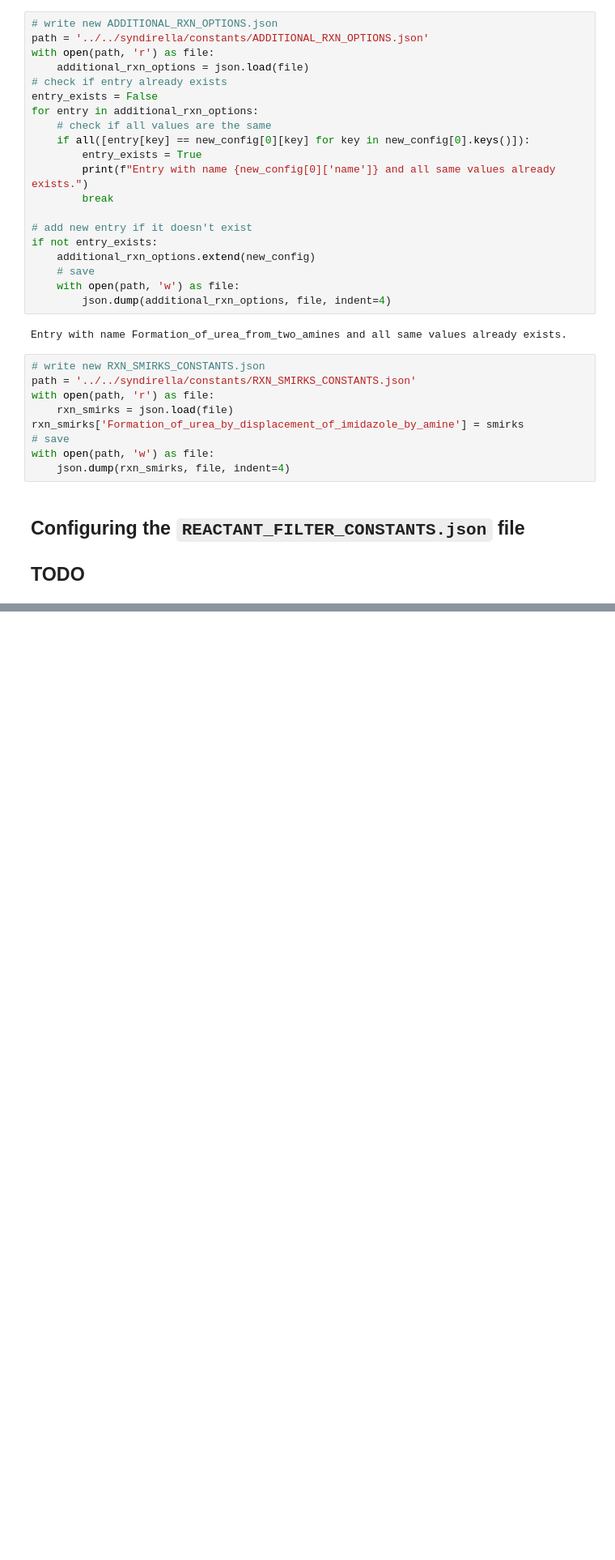
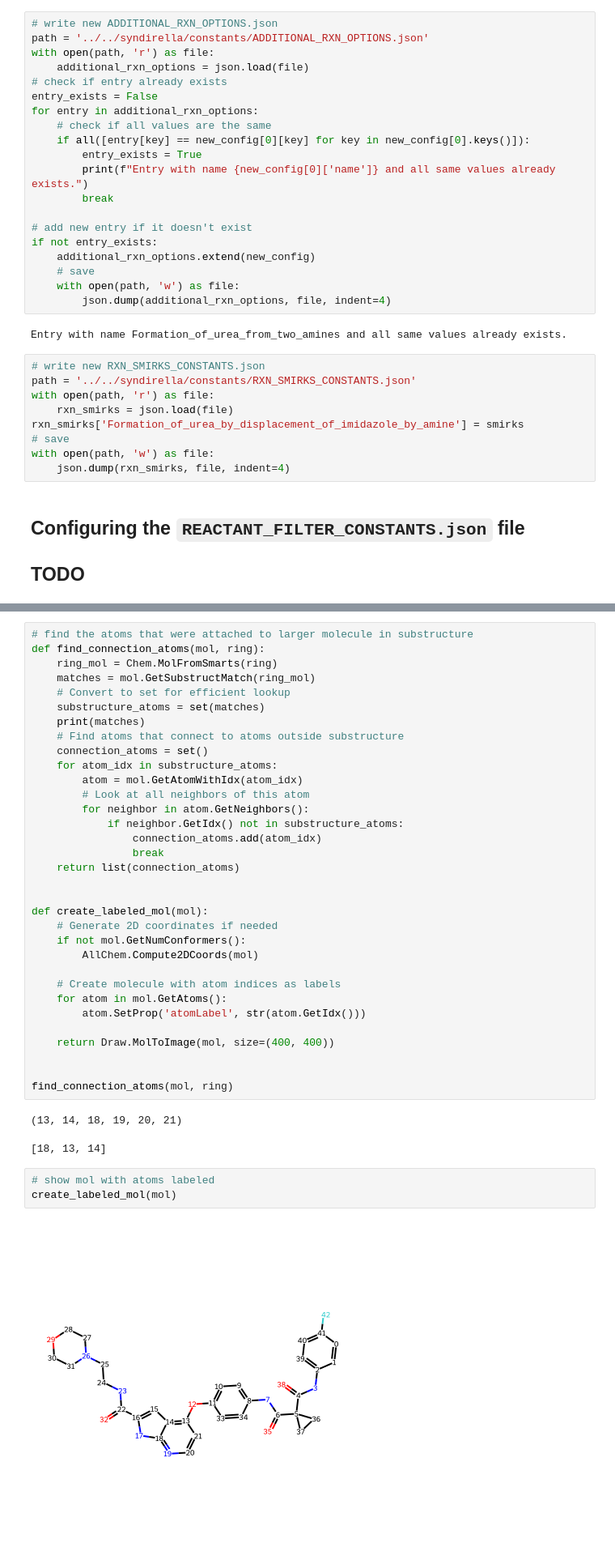
Before and after one commit to kate-fie/syndirella, a Jupyter notebook: examples/fairydust/configure_fairydust.ipynb, the cells around one changed output, grey strips where cells are left out. Shown: that part at 81% size. Drawn from its saved outputs; the diff is of its cells as text; blank space fills up the shorter version.

```diff
--- a/examples/fairydust/configure_fairydust.ipynb
+++ b/examples/fairydust/configure_fairydust.ipynb
@@ -401,0 +503,41 @@ with open(path, 'w') as file:
+# %%
+# find the atoms that were attached to larger molecule in substructure
+def find_connection_atoms(mol, ring):
+    ring_mol = Chem.MolFromSmarts(ring)
+    matches = mol.GetSubstructMatch(ring_mol)
+    # Convert to set for efficient lookup
+    substructure_atoms = set(matches)
+    print(matches)
+    # Find atoms that connect to atoms outside substructure
+    connection_atoms = set()
+    for atom_idx in substructure_atoms:
+        atom = mol.GetAtomWithIdx(atom_idx)
+        # Look at all neighbors of this atom
+        for neighbor in atom.GetNeighbors():
+            if neighbor.GetIdx() not in substructure_atoms:
+                connection_atoms.add(atom_idx)
+                break
+    return list(connection_atoms)
+
+
+def create_labeled_mol(mol):
+    # Generate 2D coordinates if needed
+    if not mol.GetNumConformers():
+        AllChem.Compute2DCoords(mol)
+
+    # Create molecule with atom indices as labels
+    for atom in mol.GetAtoms():
+        atom.SetProp('atomLabel', str(atom.GetIdx()))
+
+    return Draw.MolToImage(mol, size=(400, 400))
+
+
+find_connection_atoms(mol, ring)
+# %% [output]
+(13, 14, 18, 19, 20, 21)
+[18, 13, 14]
+# %%
+# show mol with atoms labeled
+create_labeled_mol(mol)
+# %% [output]
+[figure, added]
```
Also changed, not shown: parts of 13 cells of this notebook, 2 other files.
